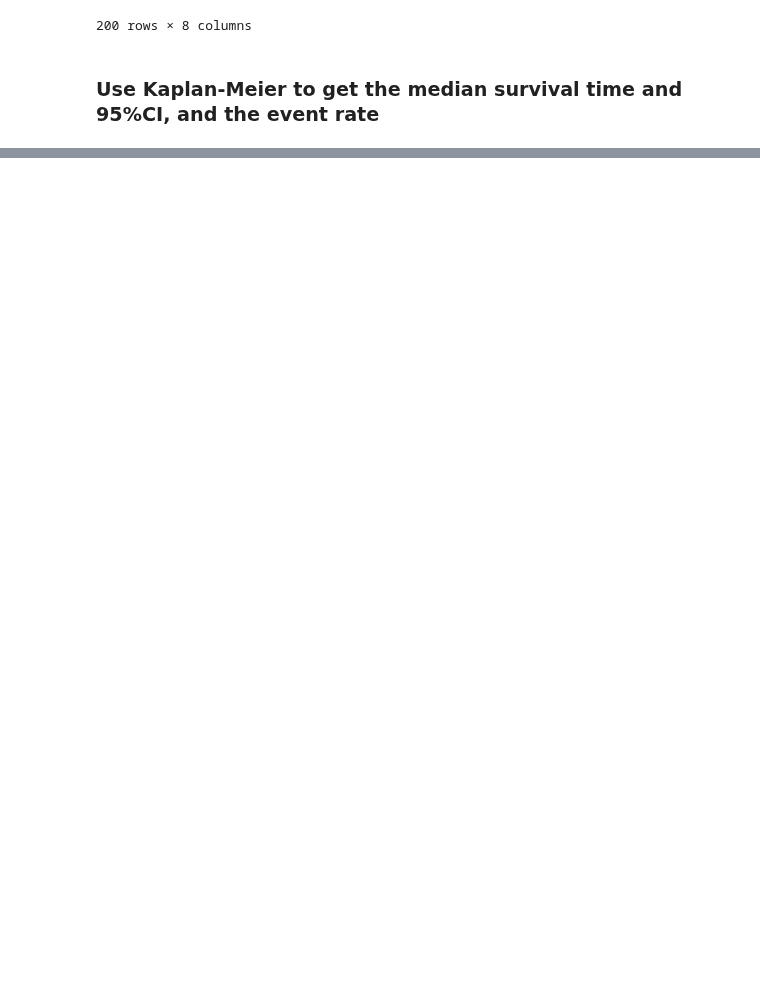
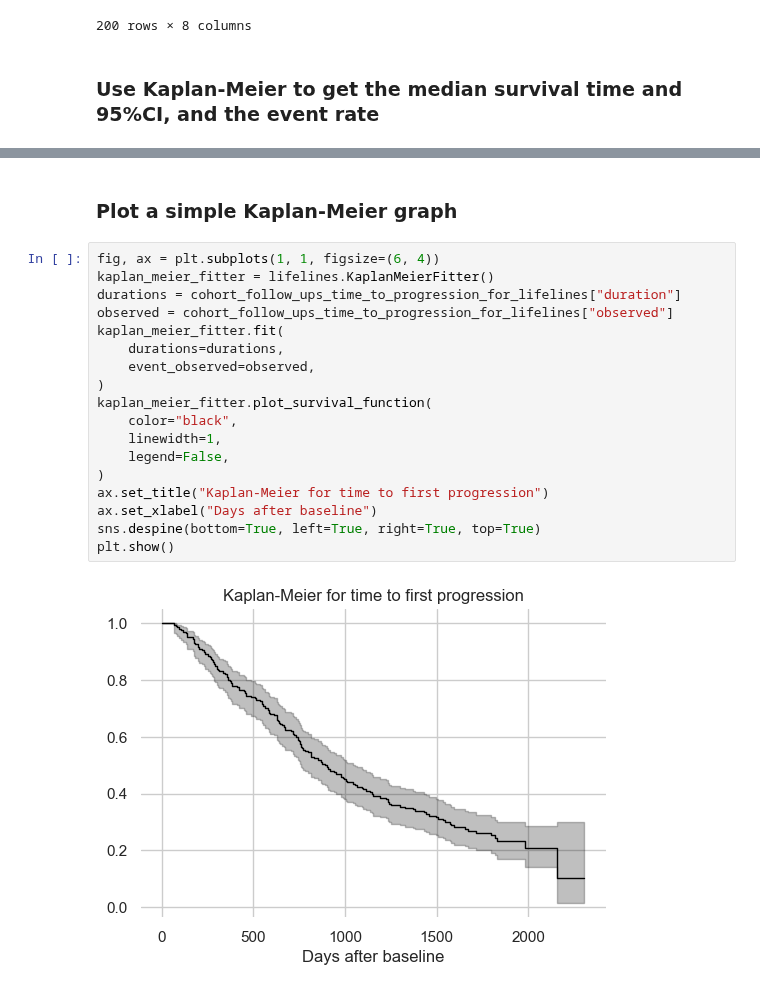
Before and after one commit to drstrupf/multiple-sclerosis-disability-progression, a Jupyter notebook: tutorial.ipynb, the cells around one changed output, grey strips where cells are left out. Saved outputs shown, nothing was run; the diff lists cells and outputs as text; blank space fills up the shorter version.

Commit message:
Add Kaplan-Meier graph to tutorial.

```diff
--- a/tutorial.ipynb
+++ b/tutorial.ipynb
@@ -390,3 +390,25 @@ survival.get_median_survival_time_kaplan_meier(
 # %% [output]
 |  | n_events | event_rate | median_time_to_first_progression | median_time_to_first_progression_... | median_time_to_first_progression_... |
 | 0 | 150 | 0.75 | 901.0 | 761.0 | 1053.0 |
+# %% [markdown]
+### Plot a simple Kaplan-Meier graph
+# %%
+fig, ax = plt.subplots(1, 1, figsize=(6, 4))
+kaplan_meier_fitter = lifelines.KaplanMeierFitter()
+durations = cohort_follow_ups_time_to_progression_for_lifelines["duration"]
+observed = cohort_follow_ups_time_to_progression_for_lifelines["observed"]
+kaplan_meier_fitter.fit(
+    durations=durations,
+    event_observed=observed,
+)
+kaplan_meier_fitter.plot_survival_function(
+    color="black",
+    linewidth=1,
+    legend=False,
+)
+ax.set_title("Kaplan-Meier for time to first progression")
+ax.set_xlabel("Days after baseline")
+sns.despine(bottom=True, left=True, right=True, top=True)
+plt.show()
+# %% [output]
+[figure, added]
```
